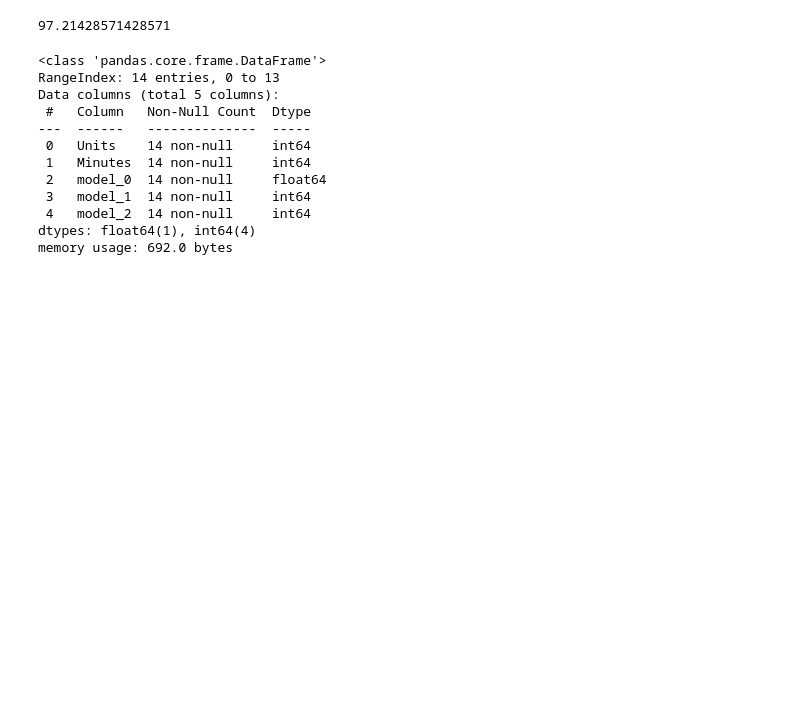
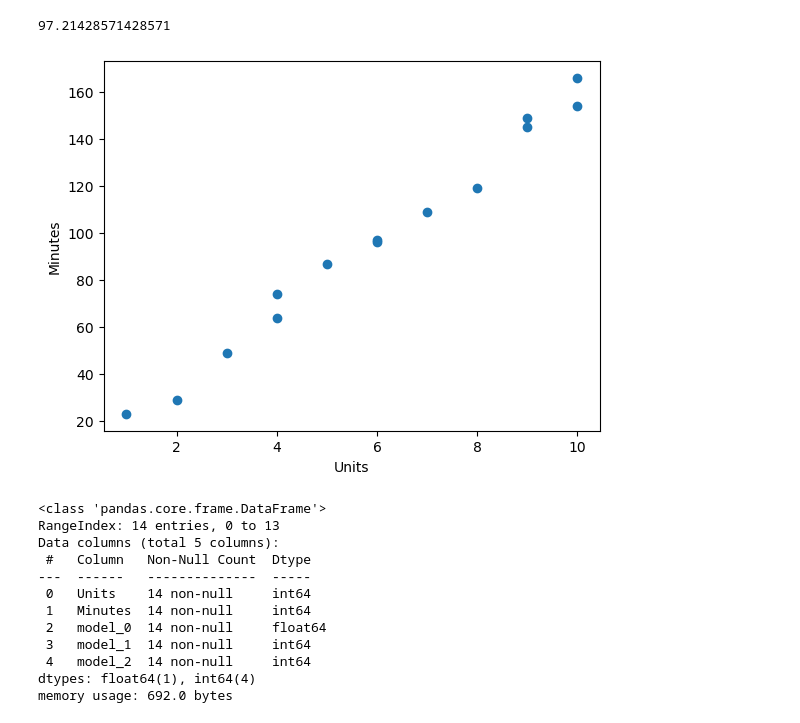
Before and after one commit to ydv-prince/ML-Practicals, a Jupyter notebook: submission2.ipynb, the cells around one changed output. Cells and saved outputs as stored; diff of their text form; code cells hidden in the pictures; blank space fills up the shorter version.

```diff
--- a/submission2.ipynb
+++ b/submission2.ipynb
@@ -79,6 +88,13 @@ mean_value = computers['Minutes'].mean()
 mean_value
 # %% [output]
 97.21428571428571
+# %%
+plt.scatter(x= computers['Units'], y= computers['Minutes'])
+plt.xlabel('Units')
+plt.ylabel('Minutes')
+plt.show()
+# %% [output]
+[figure, added]
 # %%
 model0 = computers['Minutes'].mean()
 # %%
```
Also changed, not shown: parts of 11 cells of this notebook.
